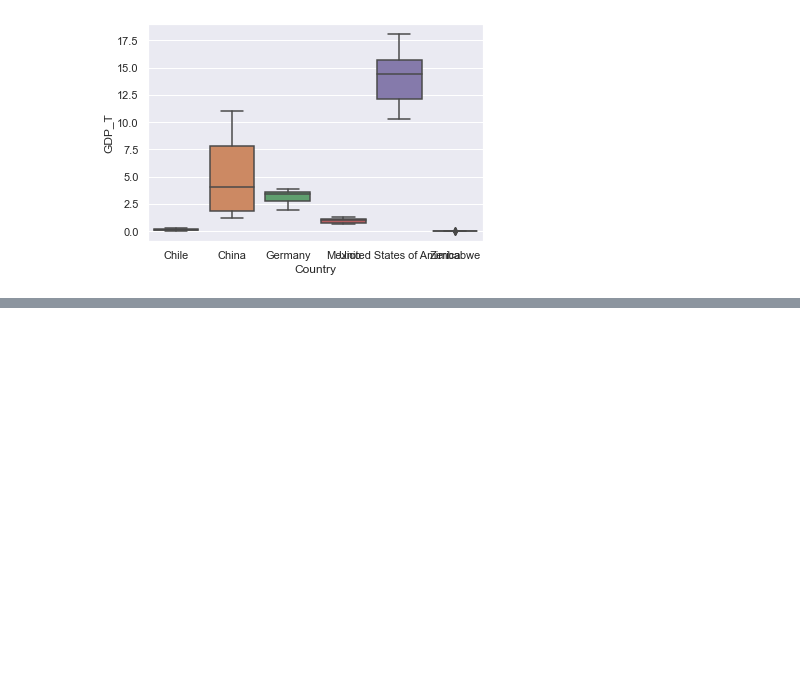
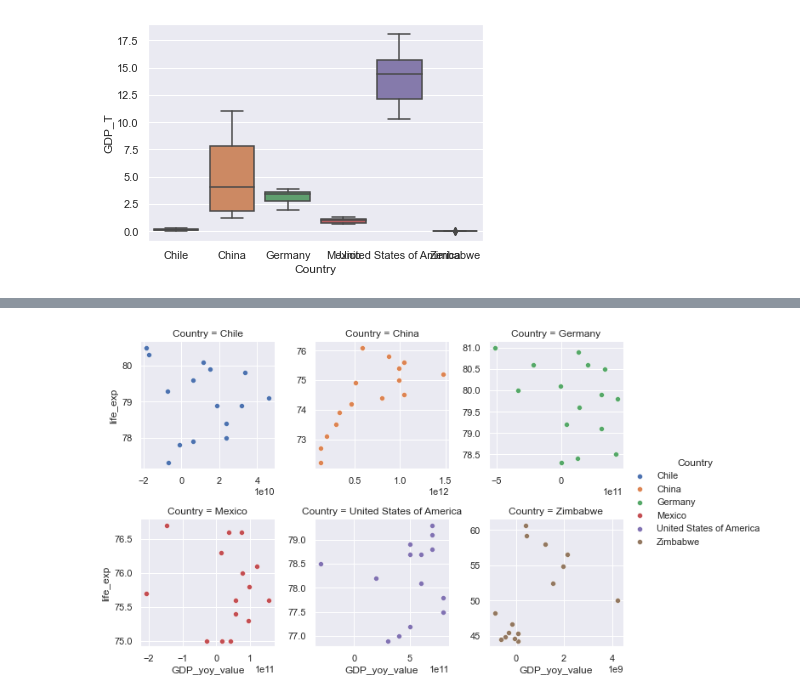
Before and after one commit to tiramisubunny/life_expectancy_gdp_group_project, a Jupyter notebook: life_expectancy_gdp.ipynb, the cells around one changed output, grey strips where cells are left out. Saved outputs shown, nothing was run; the diff lists cells and outputs as text; code cells hidden in the pictures; blank space fills up the shorter version.

```diff
--- a/life_expectancy_gdp.ipynb
+++ b/life_expectancy_gdp.ipynb
@@ -284,0 +357,5 @@ plt.show()
+# %%
+scatter_yoy_gdp_leaby = sns.FacetGrid(gdp_data[gdp_data['Year'] != 2000], col_wrap=3, col='Country', hue='Country', sharex=False, sharey=False)
+scatter_yoy_gdp_leaby = (scatter_yoy_gdp_leaby.map(sns.scatterplot, 'GDP_yoy_value', 'life_exp')).add_legend()
+# %% [output]
+[figure, added]
```
Also changed, not shown: parts of 6 cells of this notebook.
